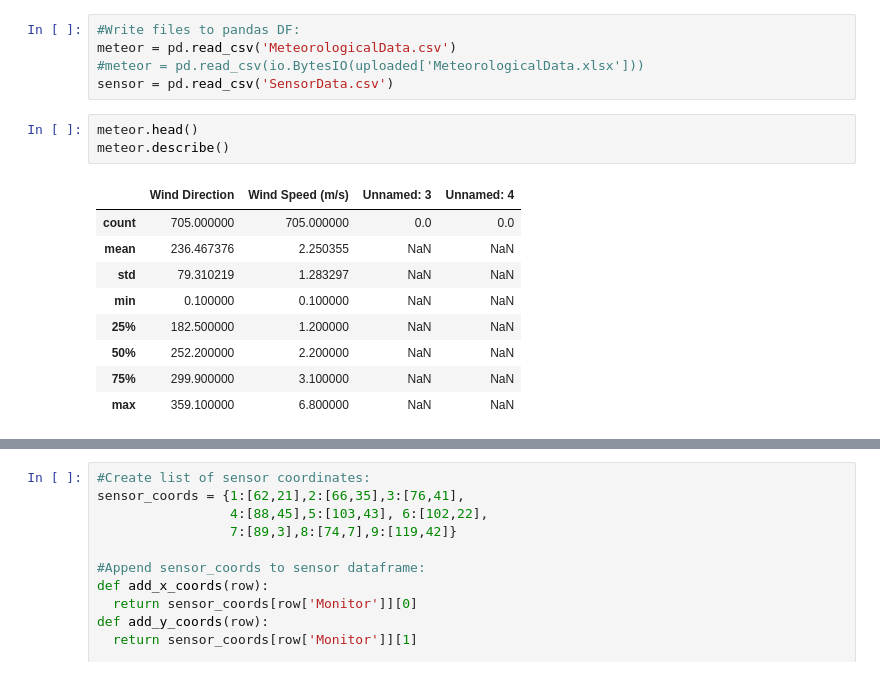
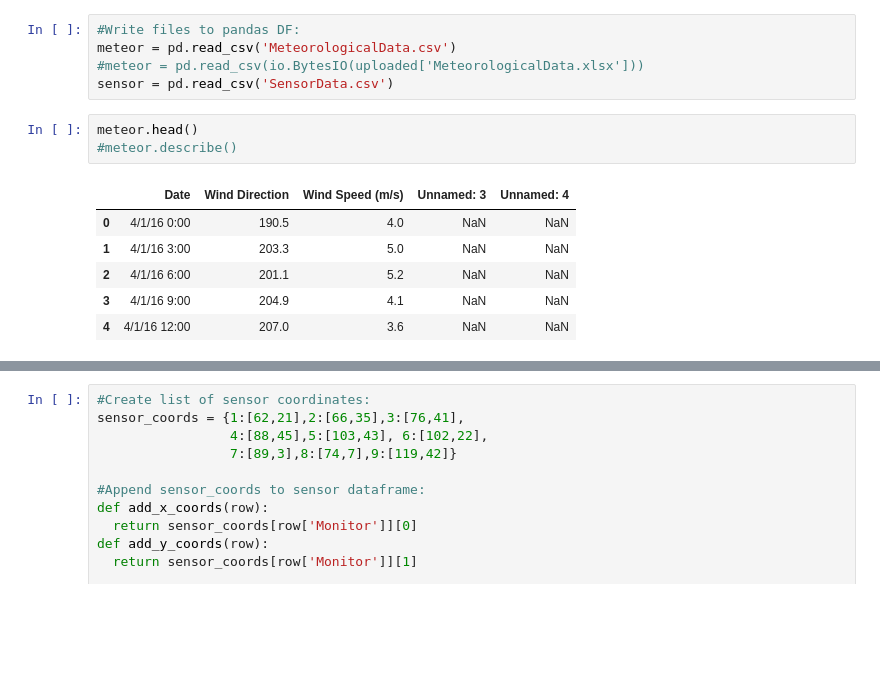
Before and after one commit to guevelel/COMP4449_Plume_Analysis, a Jupyter notebook: P7_Plume_COMP4449.ipynb, the cells around one changed output, grey strips where cells are left out. Saved outputs shown, nothing was run; the diff lists cells and outputs as text; blank space fills up the shorter version.

```diff
--- a/P7_Plume_COMP4449.ipynb
+++ b/P7_Plume_COMP4449.ipynb
@@ -66,16 +69,13 @@ meteor = pd.read_csv('MeteorologicalData.csv')
 sensor = pd.read_csv('SensorData.csv')
 # %%
 meteor.head()
-meteor.describe()
+#meteor.describe()
 # %% [output]
-|  | Wind Direction | Wind Speed (m/s) | Unnamed: 3 | Unnamed: 4 |
-| count | 705.000000 | 705.000000 | 0.0 | 0.0 |
-| mean | 236.467376 | 2.250355 | NaN | NaN |
-| std | 79.310219 | 1.283297 | NaN | NaN |
-| min | 0.100000 | 0.100000 | NaN | NaN |
-| 25% | 182.500000 | 1.200000 | NaN | NaN |
-| 50% | 252.200000 | 2.200000 | NaN | NaN |
-| 75% | 299.900000 | 3.100000 | NaN | NaN |
-| max | 359.100000 | 6.800000 | NaN | NaN |
+|  | Date | Wind Direction | Wind Speed (m/s) | Unnamed: 3 | Unnamed: 4 |
+| 0 | 4/1/16 0:00 | 190.5 | 4.0 | NaN | NaN |
+| 1 | 4/1/16 3:00 | 203.3 | 5.0 | NaN | NaN |
+| 2 | 4/1/16 6:00 | 201.1 | 5.2 | NaN | NaN |
+| 3 | 4/1/16 9:00 | 204.9 | 4.1 | NaN | NaN |
+| 4 | 4/1/16 12:00 | 207.0 | 3.6 | NaN | NaN |
 # %%
 sensor.head()
```
Also changed, not shown: parts of 78 cells of this notebook.
